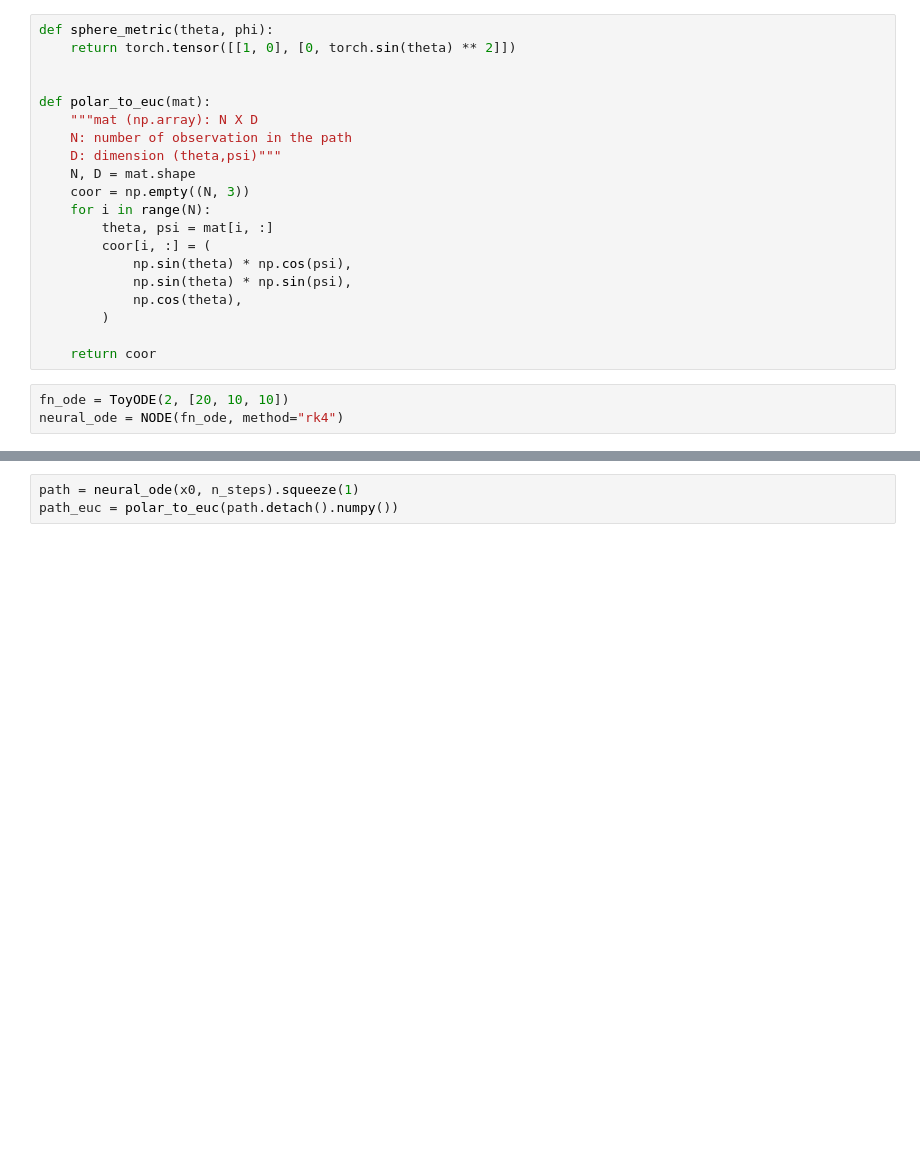
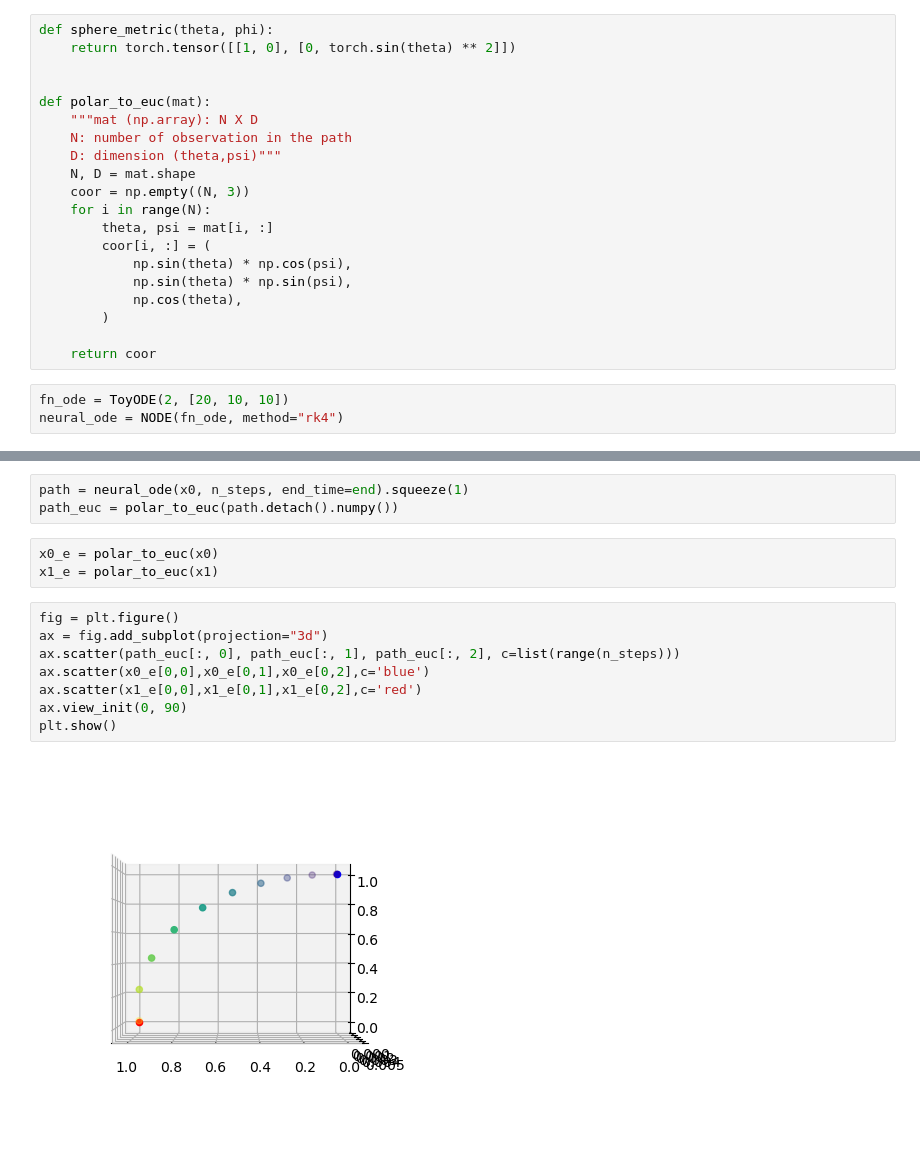
Before and after one commit to guillaumehu/phate_fim, a Jupyter notebook: notebooks/gh-fim-node.ipynb, the cells around one changed output, grey strips where cells are left out. Drawn from its saved outputs; the diff is of its cells as text; blank space fills up the shorter version.

```diff
--- a/notebooks/gh-fim-node.ipynb
+++ b/notebooks/gh-fim-node.ipynb
@@ -88,3 +121,16 @@ tensor([[0.4614]], grad_fn=<AddBackward0>)
 # %%
-path = neural_ode(x0, n_steps).squeeze(1)
+path = neural_ode(x0, n_steps, end_time=end).squeeze(1)
 path_euc = polar_to_euc(path.detach().numpy())
+# %%
+x0_e = polar_to_euc(x0)
+x1_e = polar_to_euc(x1)
+# %%
+fig = plt.figure()
+ax = fig.add_subplot(projection="3d")
+ax.scatter(path_euc[:, 0], path_euc[:, 1], path_euc[:, 2], c=list(range(n_steps)))
+ax.scatter(x0_e[0,0],x0_e[0,1],x0_e[0,2],c='blue')
+ax.scatter(x1_e[0,0],x1_e[0,1],x1_e[0,2],c='red')
+ax.view_init(0, 90)
+plt.show()
+# %% [output]
+[figure, added]
```
Also changed, not shown: parts of 8 cells of this notebook, 1 other file.
